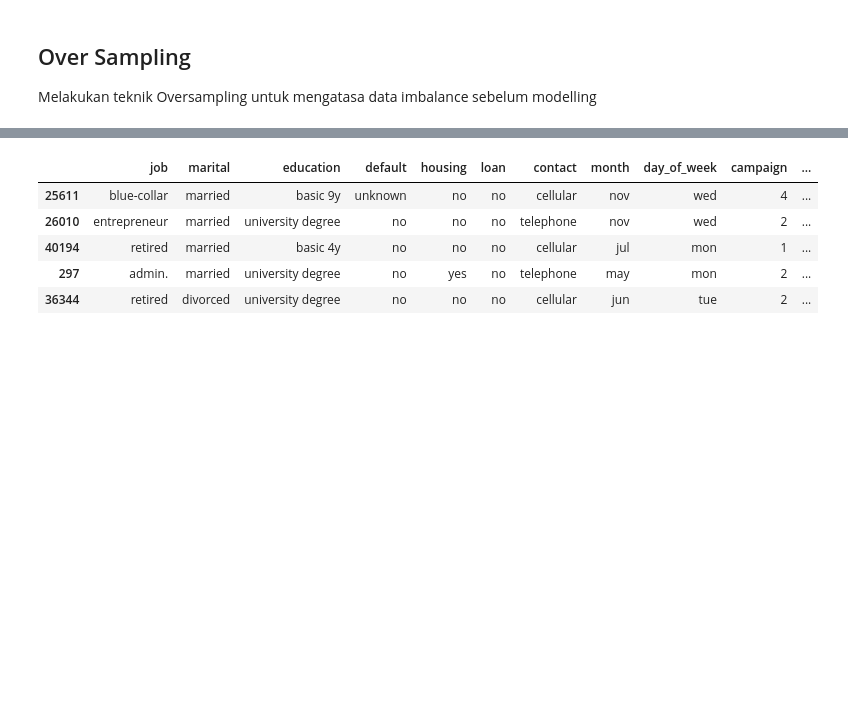
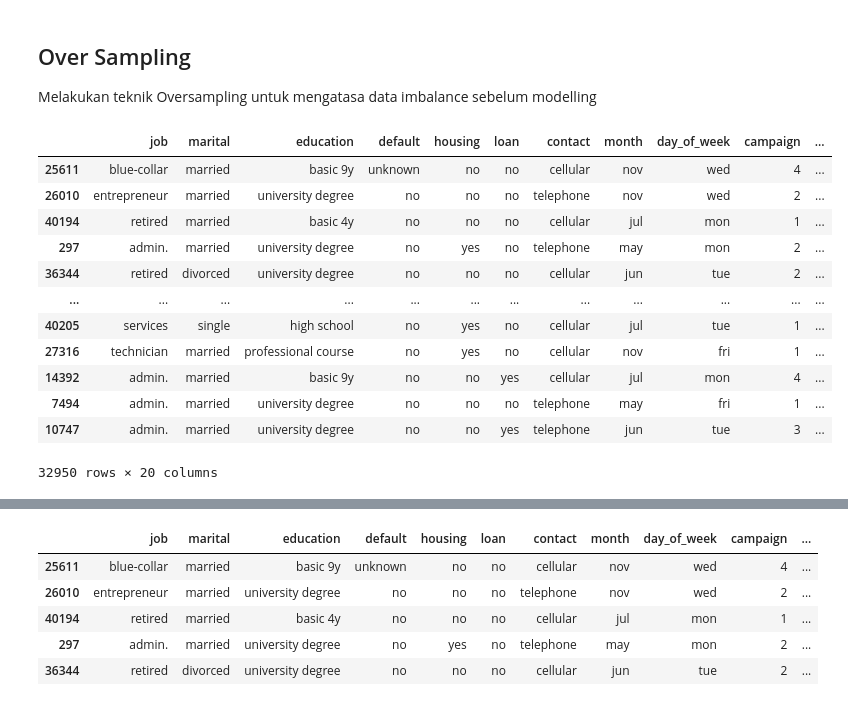
Before and after one commit to abdullahayas123/Tes-Model-Marketing-Scipy, a Jupyter notebook: Model_tes_DT.ipynb, the cells around one changed output, grey strips where cells are left out. Saved outputs shown, nothing was run; the diff lists cells and outputs as text; code cells hidden in the pictures; blank space fills up the shorter version.

```diff
--- a/Model_tes_DT.ipynb
+++ b/Model_tes_DT.ipynb
@@ -500,0 +386,4 @@ df_1['y'][df_1['y'] == 'yes'] = 1
+# %%
+duration_bin = [-1, 180, 360, 540, 720, 900,df['duration'].max()]
+label_duration = ['0-180', '180-360', '360-540', '540-720', '720-900', '>900']
+df['duration_bin'] = pd.cut(df['duration'], bins=duration_bin, labels=label_duration)
@@ -513 +404,3 @@ df_1['y'] = df_1['y'].astype('int')
+# %%
+df['y'] = df['y'].map({'yes' : 1, 'no' : 0})
 # %%
@@ -583,2 +422,2 @@ plt.show()
 # %%
-df_1 = df_1.drop(columns=['age', 'duration'])
+df = df.drop(columns=['age', 'duration'])
@@ -594,8 +424,8 @@ df_1.head()
 # %% [markdown]
 ## Splitting Data
 # %%
-X = df_1.drop(columns='y')
-y = df_1['y']
+X = df.drop(columns='y')
+y = df['y']
 # %%
 X_train, X_test, y_train, y_test = train_test_split(X, y, stratify=y, test_size=.20, random_state=42)
 # %% [markdown]
@@ -689,3 +524,19 @@ def prec_rec (Model, X_test, y_test, Nama):
 ## Over Sampling
 
 Melakukan teknik Oversampling untuk mengatasa data imbalance sebelum modelling
+# %%
+X_train
+# %% [output]
+|  | job | marital | education | default | housing | loan | contact | month | day_of_week | campaign | ... |
+| 25611 | blue-collar | married | basic 9y | unknown | no | no | cellular | nov | wed | 4 | ... |
+| 26010 | entrepreneur | married | university degree | no | no | no | telephone | nov | wed | 2 | ... |
+| 40194 | retired | married | basic 4y | no | no | no | cellular | jul | mon | 1 | ... |
+| 297 | admin. | married | university degree | no | yes | no | telephone | may | mon | 2 | ... |
+| 36344 | retired | divorced | university degree | no | no | no | cellular | jun | tue | 2 | ... |
+| ... | ... | ... | ... | ... | ... | ... | ... | ... | ... | ... | ... |
+| 40205 | services | single | high school | no | yes | no | cellular | jul | tue | 1 | ... |
+| 27316 | technician | married | professional course | no | yes | no | cellular | nov | fri | 1 | ... |
+| 14392 | admin. | married | basic 9y | no | no | yes | cellular | jul | mon | 4 | ... |
+| 7494 | admin. | married | university degree | no | no | no | telephone | may | fri | 1 | ... |
+| 10747 | admin. | married | university degree | no | no | yes | telephone | jun | tue | 3 | ... |
+32950 rows × 20 columns
```
Also changed, not shown: parts of 116 cells of this notebook.
